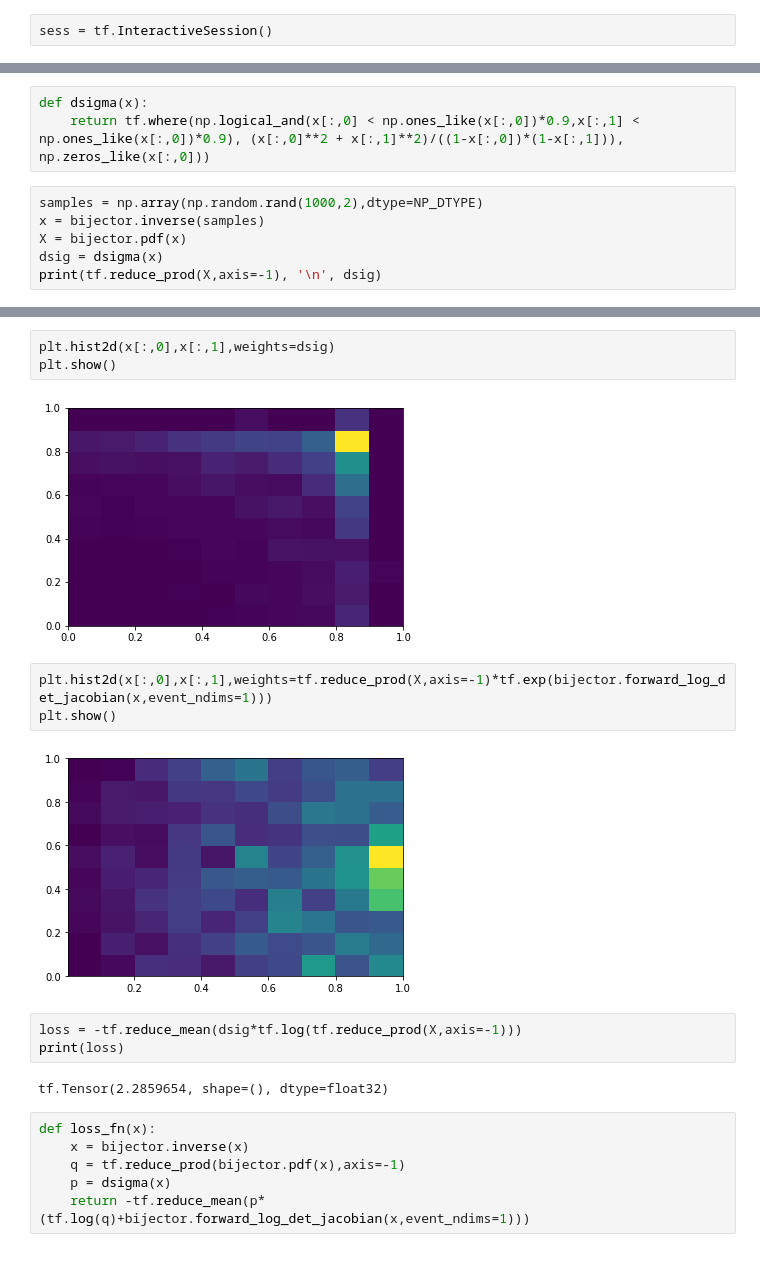
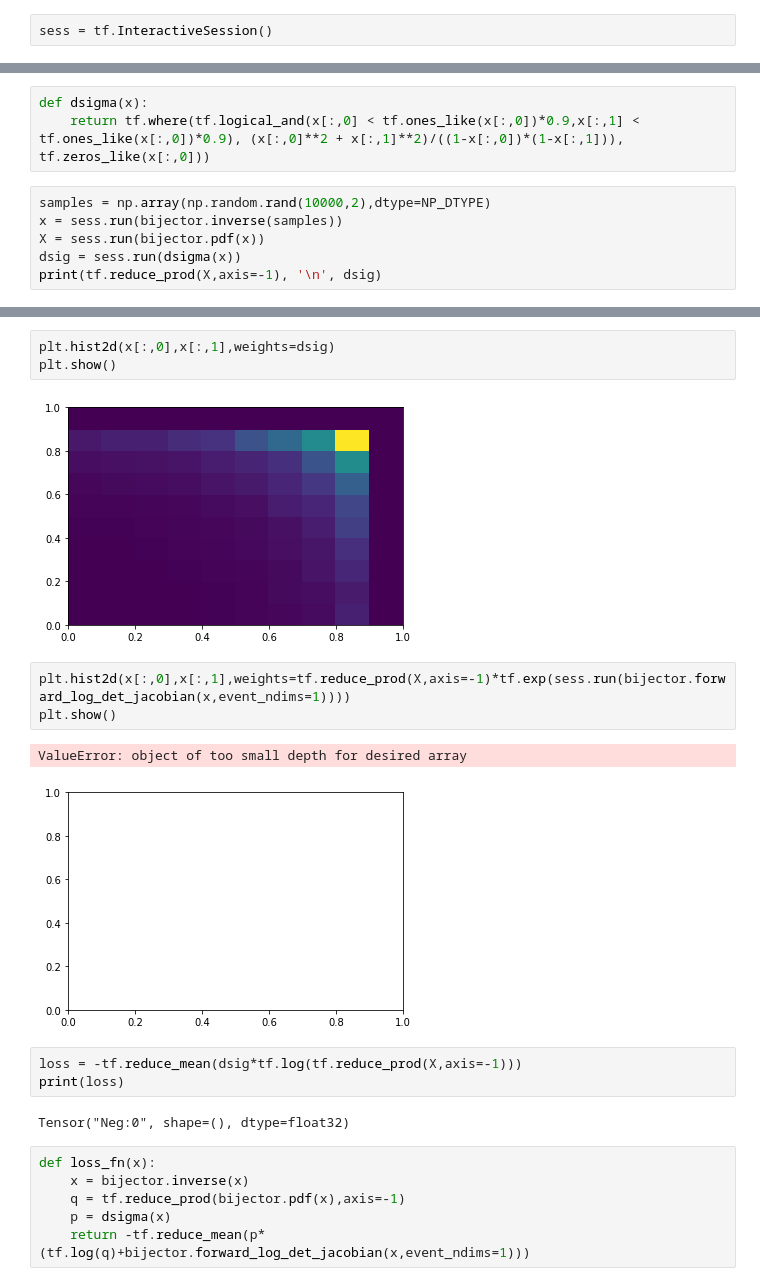
Before and after one commit to matteoettam09/i-flow, a Jupyter notebook: bijector.ipynb, the cells around one changed output, grey strips where cells are left out. Saved outputs shown, nothing was run; the diff lists cells and outputs as text.

```diff
--- a/bijector.ipynb
+++ b/bijector.ipynb
@@ -144,10 +141,10 @@ for i in range(len(results)):
 # %%
 def dsigma(x):
-    return tf.where(np.logical_and(x[:,0] < np.ones_like(x[:,0])*0.9,x[:,1] < np.ones_like(x[:,0])*0.9), (x[:,0]**2 + x[:,1]**2)/((1-x[:,0])*(1-x[:,1])), np.zeros_like(x[:,0]))
+    return tf.where(tf.logical_and(x[:,0] < tf.ones_like(x[:,0])*0.9,x[:,1] < tf.ones_like(x[:,0])*0.9), (x[:,0]**2 + x[:,1]**2)/((1-x[:,0])*(1-x[:,1])), tf.zeros_like(x[:,0]))
 # %%
-samples = np.array(np.random.rand(1000,2),dtype=NP_DTYPE)
-x = bijector.inverse(samples)
-X = bijector.pdf(x)
-dsig = dsigma(x)
+samples = np.array(np.random.rand(10000,2),dtype=NP_DTYPE)
+x = sess.run(bijector.inverse(samples))
+X = sess.run(bijector.pdf(x))
+dsig = sess.run(dsigma(x))
 print(tf.reduce_prod(X,axis=-1), '\n', dsig)
 # %% [output]
@@ -172,17 +155,18 @@ tf.Tensor(
 plt.hist2d(x[:,0],x[:,1],weights=dsig)
 plt.show()
 # %% [output]
-[figure, old version]
+[figure, new version]
 # %%
-plt.hist2d(x[:,0],x[:,1],weights=tf.reduce_prod(X,axis=-1)*tf.exp(bijector.forward_log_det_jacobian(x,event_ndims=1)))
+plt.hist2d(x[:,0],x[:,1],weights=tf.reduce_prod(X,axis=-1)*tf.exp(sess.run(bijector.forward_log_det_jacobian(x,event_ndims=1))))
 plt.show()
 # %% [output]
+ValueError: object of too small depth for desired array
-[figure, old version]
+[figure, new version]
 # %%
 loss = -tf.reduce_mean(dsig*tf.log(tf.reduce_prod(X,axis=-1)))
 print(loss)
 # %% [output]
-tf.Tensor(2.2859654, shape=(), dtype=float32)
+Tensor("Neg:0", shape=(), dtype=float32)
 # %%
 def loss_fn(x):
     x = bijector.inverse(x)
```
Also changed, not shown: parts of 5 cells of this notebook.
